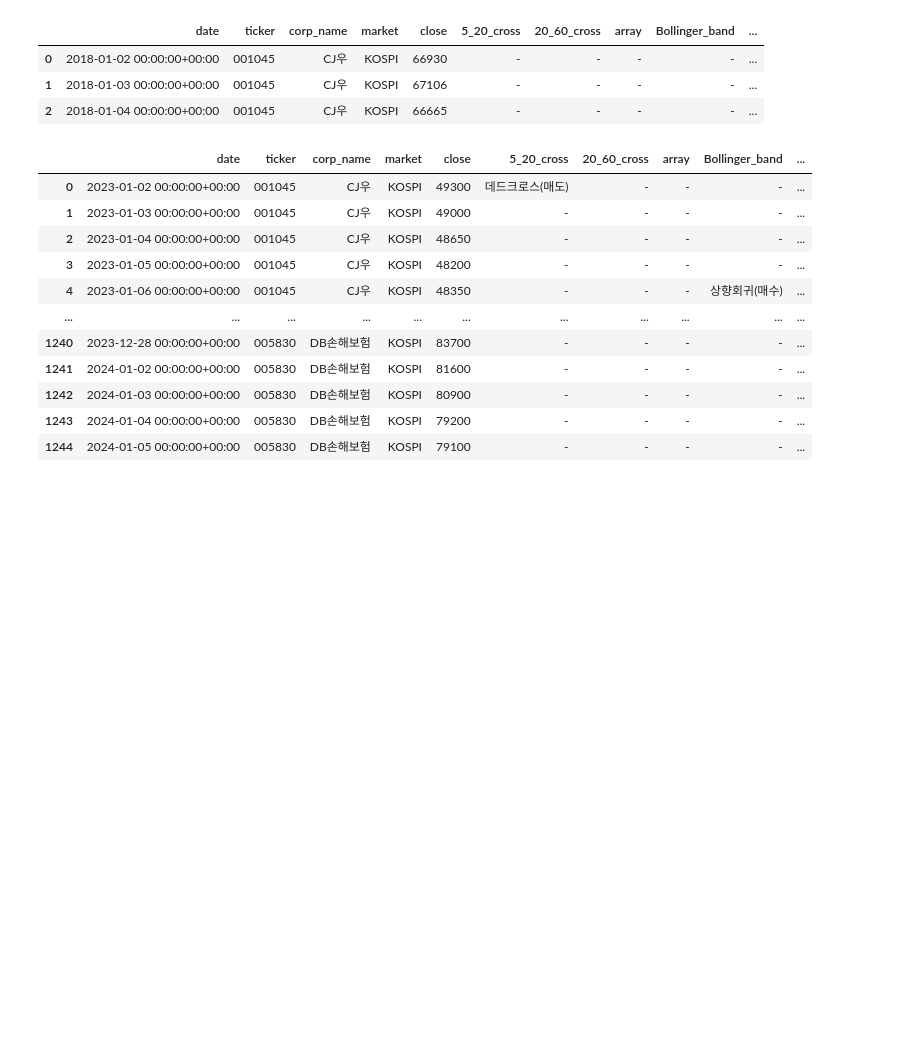
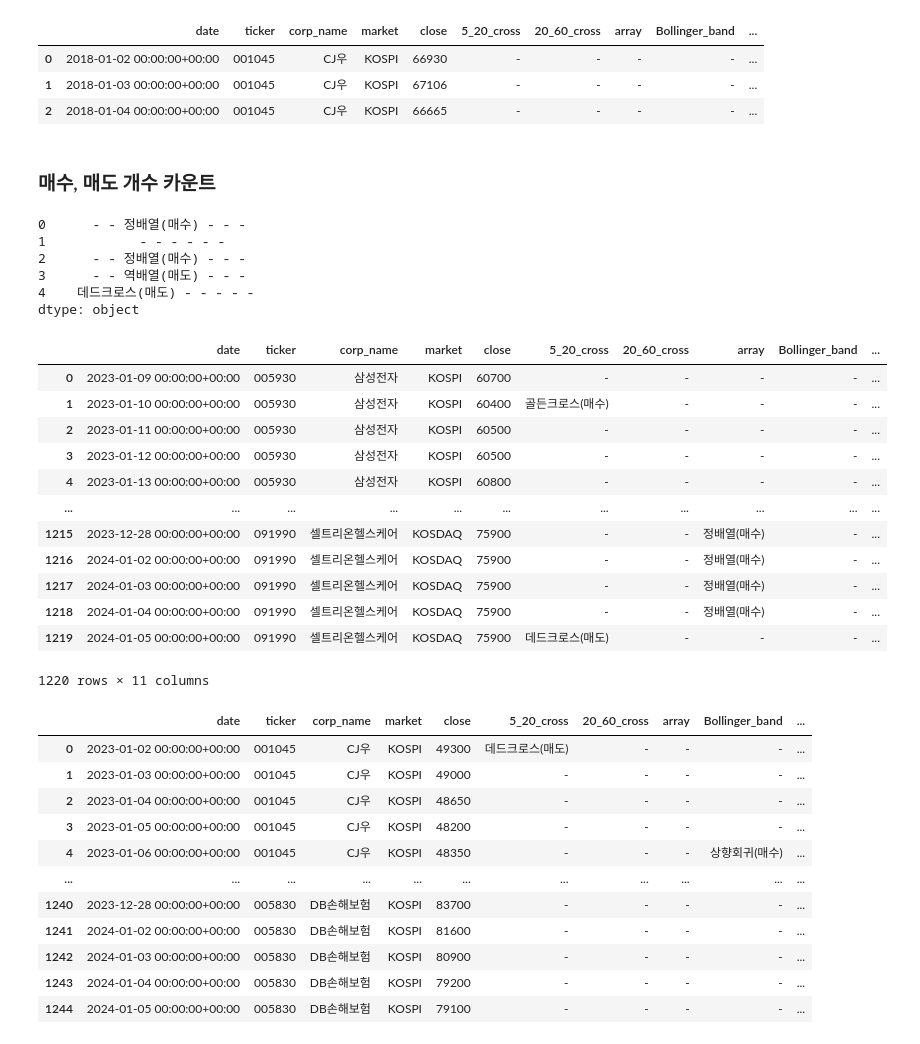
Before and after one commit to Unfinishedgod/finance_mlops, a Jupyter notebook: jupyter/cleaning/kor_stock_cleaning.ipynb, the cells around one changed output. Cells and saved outputs as stored; diff of their text form; code cells hidden in the pictures; blank space fills up the shorter version.

```diff
--- a/jupyter/cleaning/kor_stock_cleaning.ipynb
+++ b/jupyter/cleaning/kor_stock_cleaning.ipynb
@@ -287,4 +299,8 @@ df_raw_anal_total.head(3)
 # %%
+now = datetime.now()
+now = now + timedelta(days=-365)
+set_date_1 = now.strftime('%Y%m%d')
+set_date_2 = now.strftime('%Y-%m-%d')
 
-df_raw_total_2 = df_raw_total[df_raw_total['date'] > '2023-01-01'].reset_index(drop = True)
-df_raw_anal_total_2 = df_raw_anal_total[df_raw_anal_total['date'] > '2023-01-01'].reset_index(drop = True)
+df_raw_total_2 = df_raw_total[df_raw_total['date'] > set_date_2].reset_index(drop = True)
+df_raw_anal_total_2 = df_raw_anal_total[df_raw_anal_total['date'] > set_date_2].reset_index(drop = True)
@@ -290,0 +349,2 @@ df_raw_anal_total_2 = df_raw_anal_total[df_raw_anal_total['date'] > '2023-01-01'
+# %% [markdown]
+### 매수, 매도 개수 카운트
@@ -291 +360,29 @@ df_raw_anal_total_2 = df_raw_anal_total[df_raw_anal_total['date'] > '2023-01-01'
+# %%
+# buy_sell_count['5_20_cross'] + buy_sell_count['20_60_cross']
+
+buy_sell_count[['5_20_cross','20_60_cross', 'array', 'Bollinger_band', 'MACD', 'RSI']].apply(" ".join, axis=1)
+# buy_sell_count.columns
+# %% [output]
+0      - - 정배열(매수) - - -
+1            - - - - - -
+2      - - 정배열(매수) - - -
+3      - - 역배열(매도) - - -
+4    데드크로스(매도) - - - - -
+dtype: object
+# %%
+df_raw_anal_total_2
+# %% [output]
+|  | date | ticker | corp_name | market | close | 5_20_cross | 20_60_cross | array | Bollinger_band | ... |
+| 0 | 2023-01-09 00:00:00+00:00 | 005930 | 삼성전자 | KOSPI | 60700 | - | - | - | - | ... |
+| 1 | 2023-01-10 00:00:00+00:00 | 005930 | 삼성전자 | KOSPI | 60400 | 골든크로스(매수) | - | - | - | ... |
+| 2 | 2023-01-11 00:00:00+00:00 | 005930 | 삼성전자 | KOSPI | 60500 | - | - | - | - | ... |
+| 3 | 2023-01-12 00:00:00+00:00 | 005930 | 삼성전자 | KOSPI | 60500 | - | - | - | - | ... |
+| 4 | 2023-01-13 00:00:00+00:00 | 005930 | 삼성전자 | KOSPI | 60800 | - | - | - | - | ... |
+| ... | ... | ... | ... | ... | ... | ... | ... | ... | ... | ... |
+| 1215 | 2023-12-28 00:00:00+00:00 | 091990 | 셀트리온헬스케어 | KOSDAQ | 75900 | - | - | 정배열(매수) | - | ... |
+| 1216 | 2024-01-02 00:00:00+00:00 | 091990 | 셀트리온헬스케어 | KOSDAQ | 75900 | - | - | 정배열(매수) | - | ... |
+| 1217 | 2024-01-03 00:00:00+00:00 | 091990 | 셀트리온헬스케어 | KOSDAQ | 75900 | - | - | 정배열(매수) | - | ... |
+| 1218 | 2024-01-04 00:00:00+00:00 | 091990 | 셀트리온헬스케어 | KOSDAQ | 75900 | - | - | 정배열(매수) | - | ... |
+| 1219 | 2024-01-05 00:00:00+00:00 | 091990 | 셀트리온헬스케어 | KOSDAQ | 75900 | 데드크로스(매도) | - | - | - | ... |
+1220 rows × 11 columns
 # %%
```
Also changed, not shown: parts of 17 cells of this notebook, 7 other files.
